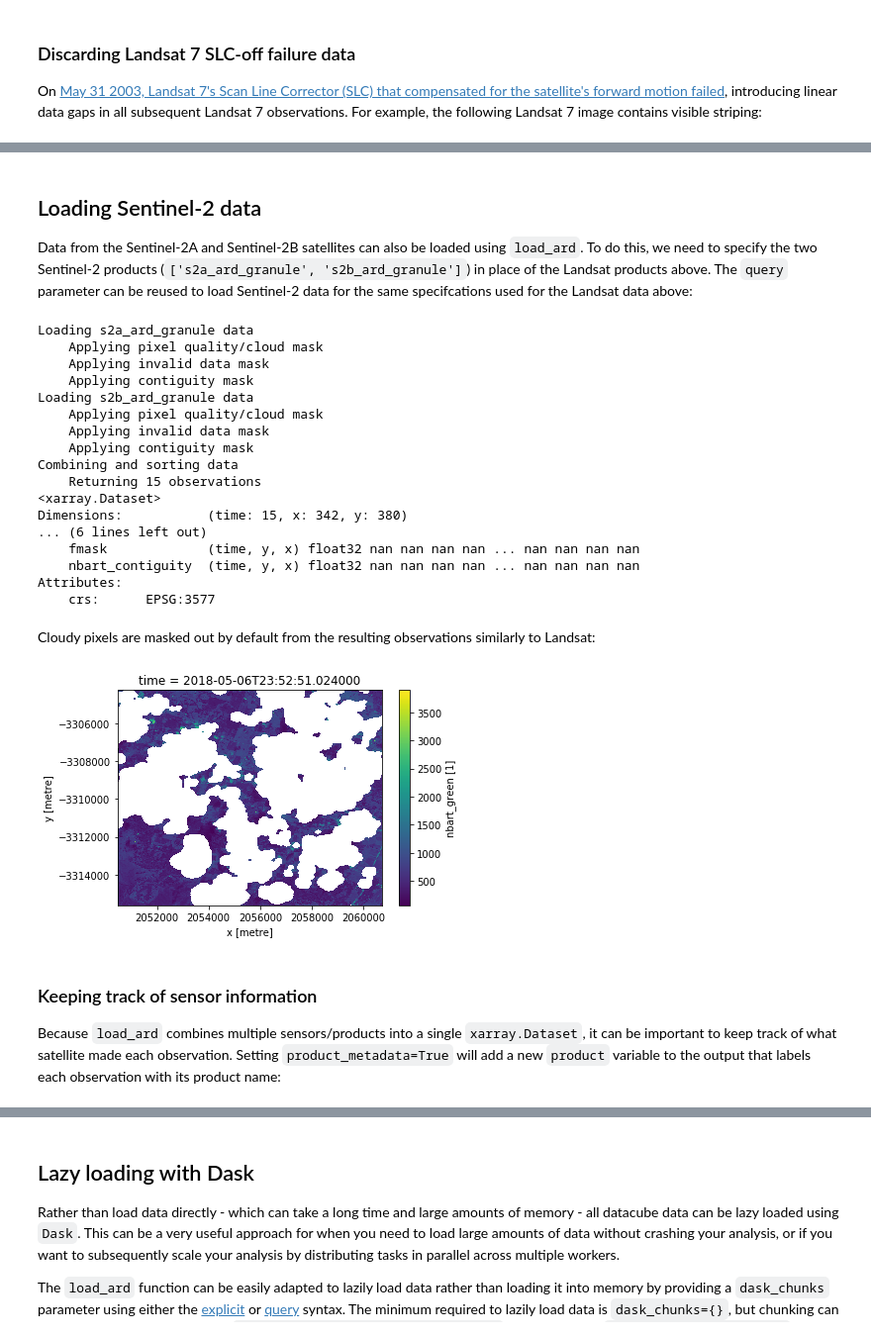
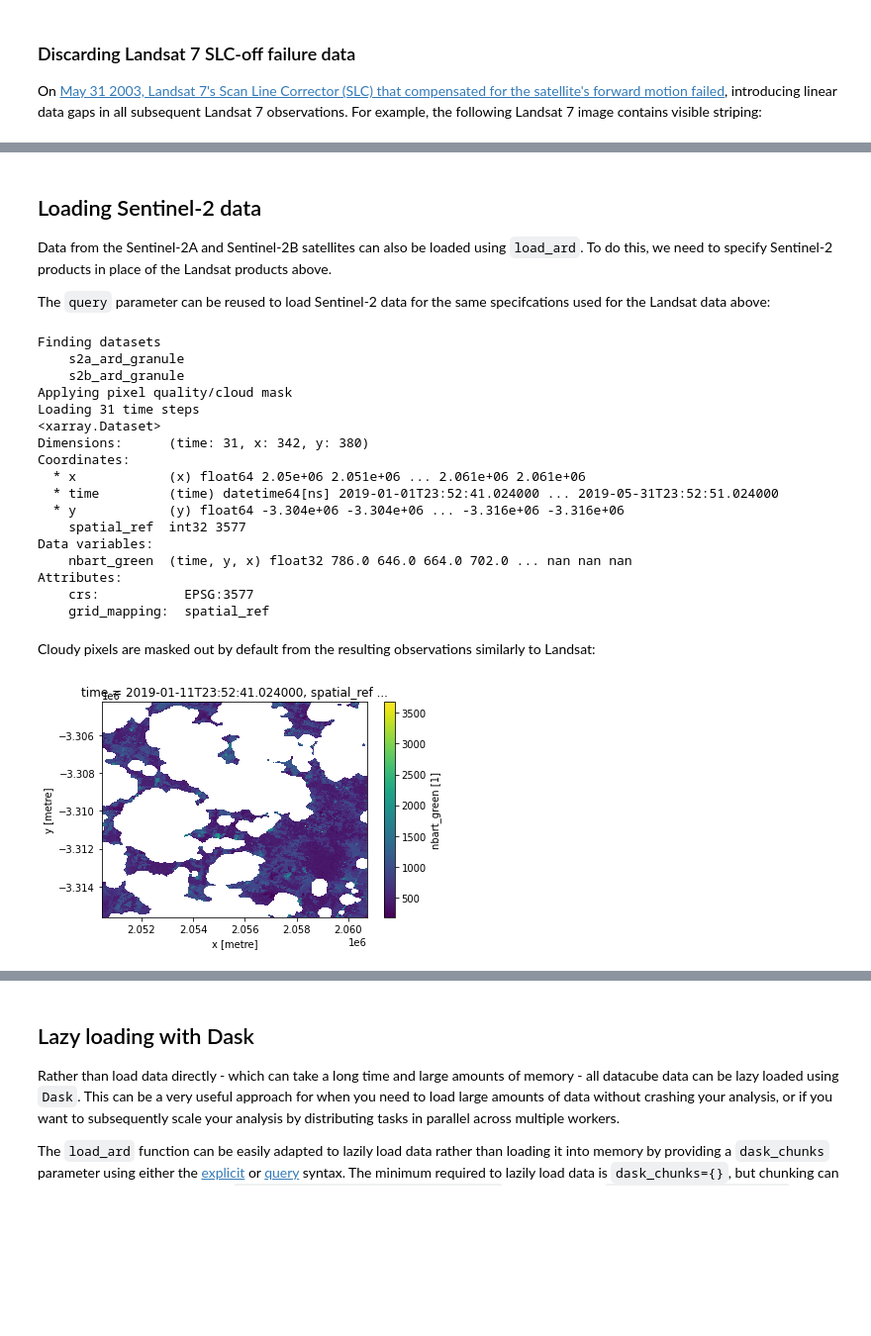
Before and after one commit to GeoscienceAustralia/dea-notebooks, a Jupyter notebook: Frequently_used_code/Using_load_ard.ipynb, the cells around one changed output, grey strips where cells are left out. Shown at 99% size. Drawn from its saved outputs; the diff is of its cells as text; code cells hidden in the pictures; blank space fills up the shorter version.

```diff
--- a/Frequently_used_code/Using_load_ard.ipynb
+++ b/Frequently_used_code/Using_load_ard.ipynb
@@ -106,7 +123,7 @@ The `query` can then be reused in other `load_ard` calls.
 query = {
     'x': (153.38, 153.47),
     'y': (-28.83, -28.92),
-    'time': ('2018-04', '2018-06'),
+    'time': ('2019-01', '2019-05'),
     'measurements': ['nbart_green'],
     'output_crs': 'EPSG:3577',
     'resolution': (-30, 30),
@@ -254,7 +348,8 @@ Attributes:
 # %% [markdown]
 ## Loading Sentinel-2 data
 Data from the Sentinel-2A and Sentinel-2B satellites can also be loaded using `load_ard`.
-To do this, we need to specify the two Sentinel-2 products (`['s2a_ard_granule', 's2b_ard_granule']`) in place of the Landsat products above.
+To do this, we need to specify Sentinel-2 products in place of the Landsat products above.
+
 The `query` parameter can be reused to load Sentinel-2 data for the same specifcations used for the Landsat data above:
 # %%
 # Load available data from both Sentinel 2 satellites
@@ -265,31 +360,28 @@ ds = load_ard(dc=dc_sentinel2,
 # Print output data
 print(ds)
 # %% [output]
-Loading s2a_ard_granule data
-    Applying pixel quality/cloud mask
-    Applying invalid data mask
-    Applying contiguity mask
-Loading s2b_ard_granule data
-    Applying pixel quality/cloud mask
-    Applying invalid data mask
-    Applying contiguity mask
-Combining and sorting data
-    Returning 15 observations
+Finding datasets
+    s2a_ard_granule
+    s2b_ard_granule
+Applying pixel quality/cloud mask
+Loading 31 time steps
 <xarray.Dataset>
-Dimensions:           (time: 15, x: 342, y: 380)
-... (6 lines left out)
-    fmask             (time, y, x) float32 nan nan nan nan ... nan nan nan nan
-    nbart_contiguity  (time, y, x) float32 nan nan nan nan ... nan nan nan nan
+Dimensions:      (time: 31, x: 342, y: 380)
+Coordinates:
+  * x            (x) float64 2.05e+06 2.051e+06 ... 2.061e+06 2.061e+06
+  * time         (time) datetime64[ns] 2019-01-01T23:52:41.024000 ... 2019-05-31T23:52:51.024000
+  * y            (y) float64 -3.304e+06 -3.304e+06 ... -3.316e+06 -3.316e+06
+    spatial_ref  int32 3577
+Data variables:
+    nbart_green  (time, y, x) float32 786.0 646.0 664.0 702.0 ... nan nan nan
 Attributes:
-    crs:      EPSG:3577
+    crs:           EPSG:3577
+    grid_mapping:  spatial_ref
 # %% [markdown]
 Cloudy pixels are masked out by default from the resulting observations similarly to Landsat:
 # %%
 # Plot single observation
-ds.isel(time=3).nbart_green.plot()
+ds.isel(time=2).nbart_green.plot()
 plt.show()
 # %% [output]
-[figure, old version]
+[figure, new version]
-# %% [markdown]
-### Keeping track of sensor information
-Because `load_ard` combines multiple sensors/products into a single `xarray.Dataset`, it can be important to keep track of what satellite made each observation. Setting `product_metadata=True` will add a new `product` variable to the output that labels each observation with its product name:
```
Also changed, not shown: parts of 22 cells of this notebook, 1 other file.
